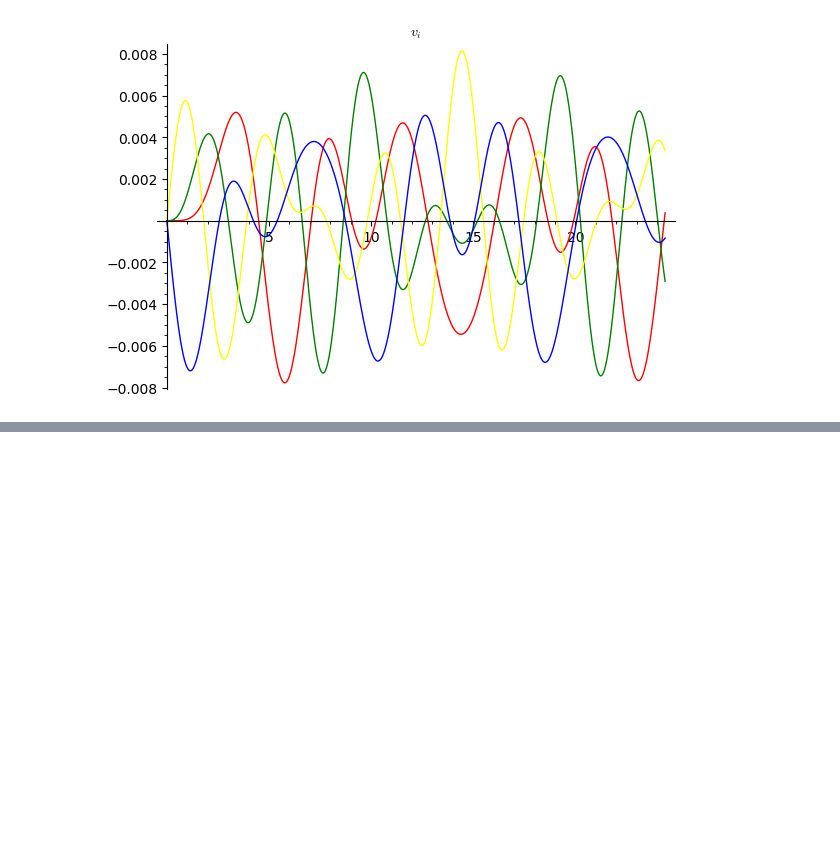
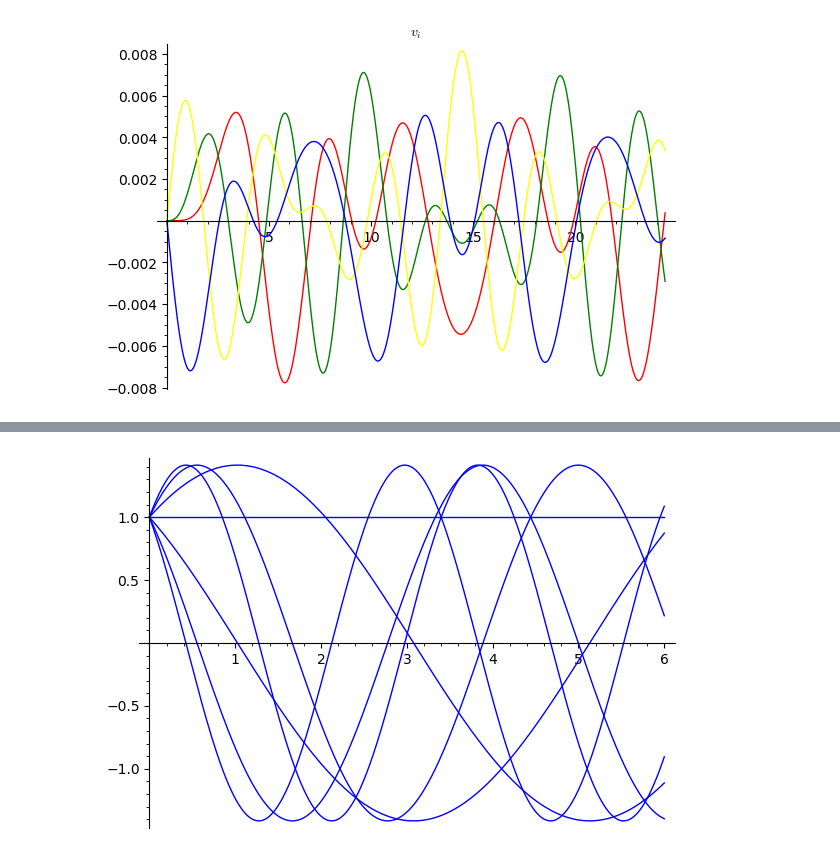
Before and after one commit to daju1/study, a Jupyter notebook: classical_mechanics/SR11/lattice_1d_oscillations-km.ipynb, the cells around one changed output, grey strips where cells are left out. Cells and saved outputs as stored; diff of their text form; code cells hidden in the pictures; blank space fills up the shorter version.

```diff
--- a/classical_mechanics/SR11/lattice_1d_oscillations-km.ipynb
+++ b/classical_mechanics/SR11/lattice_1d_oscillations-km.ipynb
@@ -250,0 +232,3 @@ $\displaystyle \left(\begin{array}{rrrr}
+# %%
+M = GenerateMatrix(eqsi, xi)
+disp(M)
@@ -276,0 +251,4 @@ $\displaystyle \left[\delta_{1} = -\frac{3 \, \delta_{0} k m + 2 \, k^{2}}{\delt
+# %%
+sol_omega = solve(det_M == 0, omega)
+for sol_omega_i in sol_omega:
+    disp(sol_omega_i)
@@ -276,0 +263,8 @@ $\displaystyle \left[\delta_{1} = -\frac{3 \, \delta_{0} k m + 2 \, k^{2}}{\delt
+# %%
+values = [
+    m == 1.0,
+    k == 1.0,
+]
+# %%
+for sol_omega_i in sol_omega:
+    disp(sol_omega_i.subs(values))
@@ -276,0 +279,7 @@ $\displaystyle \left[\delta_{1} = -\frac{3 \, \delta_{0} k m + 2 \, k^{2}}{\delt
+# %%
+p = Graphics()
+for sol_omega_i in sol_omega:
+    p += plot((cos(omega*t)+sin(omega*t)).subs(sol_omega_i.subs(values)), t, 0, 6)
+p.show()
+# %% [output]
+[figure, added]
```
Also changed, not shown: parts of 18 cells of this notebook, 1 other file.
